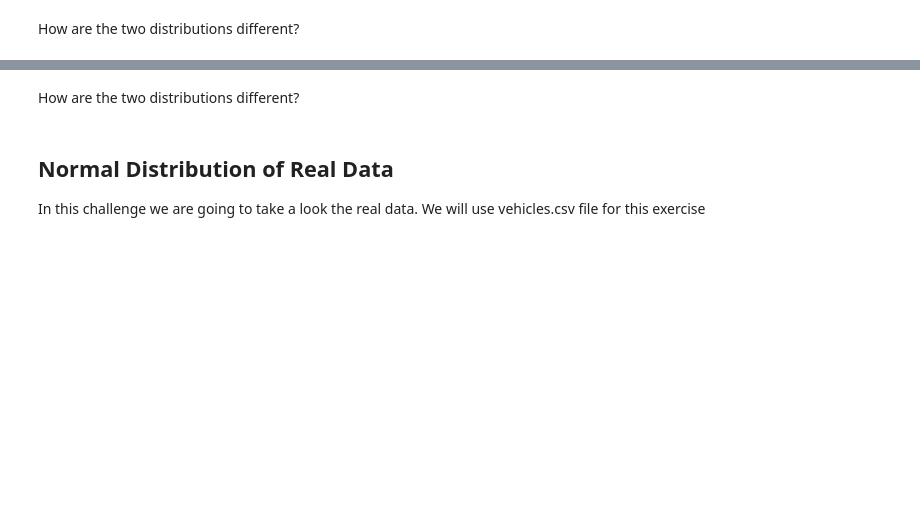
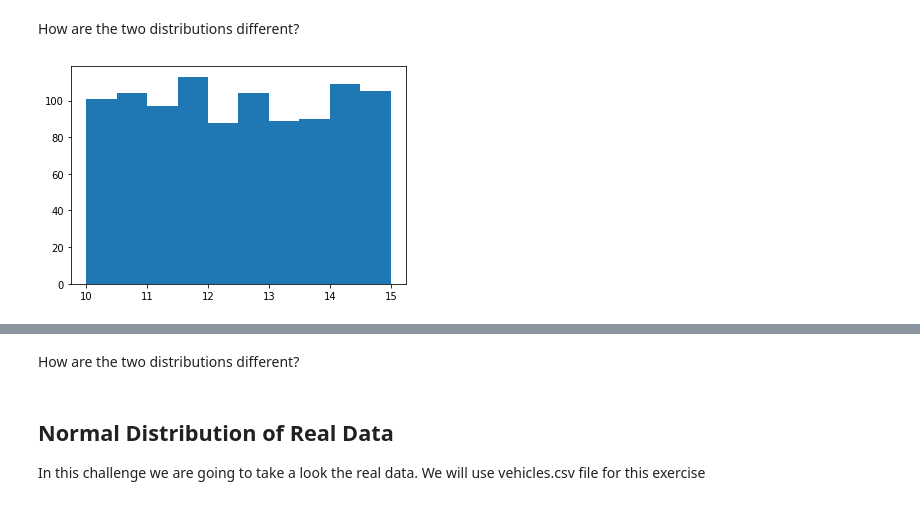
Before and after one commit to ta-data-lis/lab-probability-distributions, a Jupyter notebook: your-code/continuous.ipynb, the cells around one changed output, grey strips where cells are left out. Cells and saved outputs as stored; diff of their text form; code cells hidden in the pictures; blank space fills up the shorter version.

```diff
--- a/your-code/continuous.ipynb
+++ b/your-code/continuous.ipynb
@@ -47,7 +66,12 @@ Your output should look like below:
+# %%
+b = uni_array(10,15,1000)
 # %% [markdown]
 How are the two distributions different?
 # %%
 # your answer here:
+plot = plt.hist(b, bins=10)
+# %% [output]
+[figure, added]
 # %% [markdown]
 ## Normal Distribution
 
```
Also changed, not shown: parts of 21 cells of this notebook.
